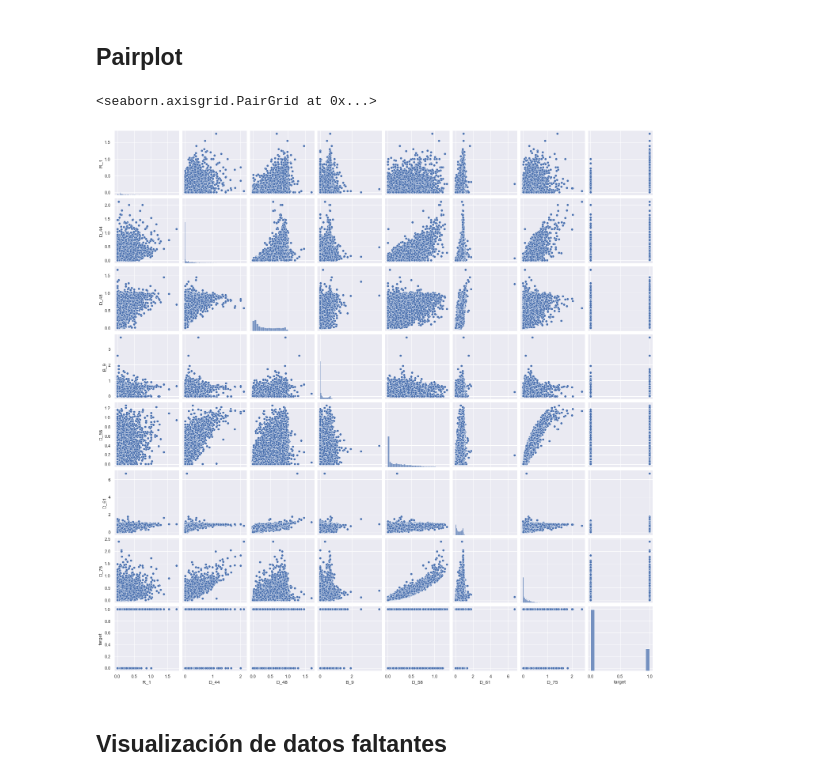
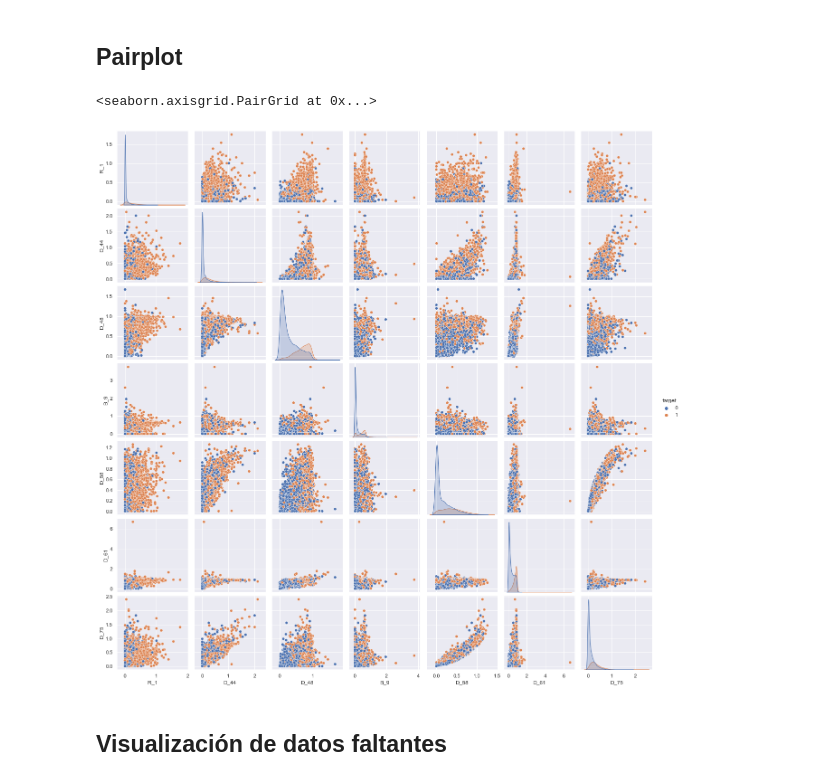
Before and after one commit to SantiagoGarciaC/default_prediction_project, a Jupyter notebook: 01 - exploración de datos.ipynb, the cells around one changed output. Saved outputs shown, nothing was run; the diff lists cells and outputs as text; code cells hidden in the pictures.

```diff
--- a/01 - exploración de datos.ipynb
+++ b/01 - exploración de datos.ipynb
@@ -216,10 +233,10 @@ Index(['R_1', 'D_44', 'D_48', 'B_9', 'D_58', 'D_61', 'D_75', 'target'], dtype='o
 ## Pairplot
 # %%
 sns.set()
-sns.pairplot(datos[columns])
+sns.pairplot(datos[columns], hue = 'target')
 # %% [output]
 <seaborn.axisgrid.PairGrid at 0x...>
-[figure, old version]
+[figure, new version]
 # %% [markdown]
 ## Visualización de datos faltantes
 # %% [markdown]
```
Also changed, not shown: parts of 3 cells of this notebook.
